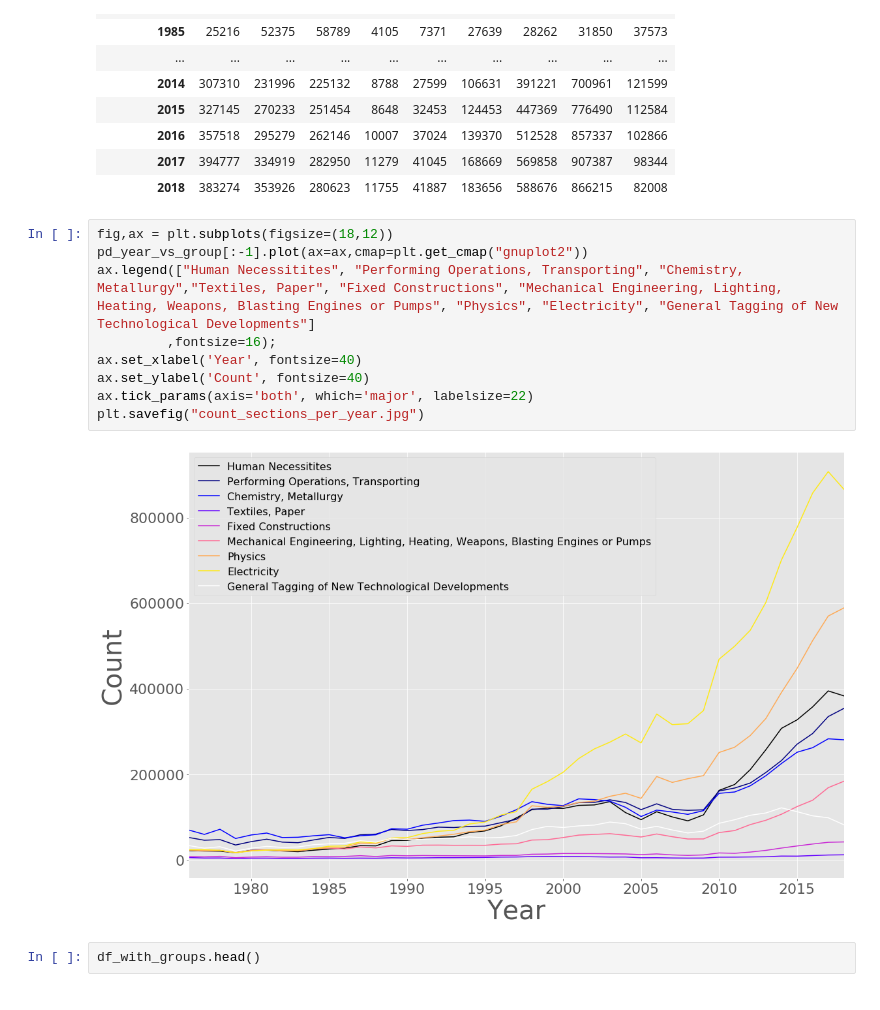
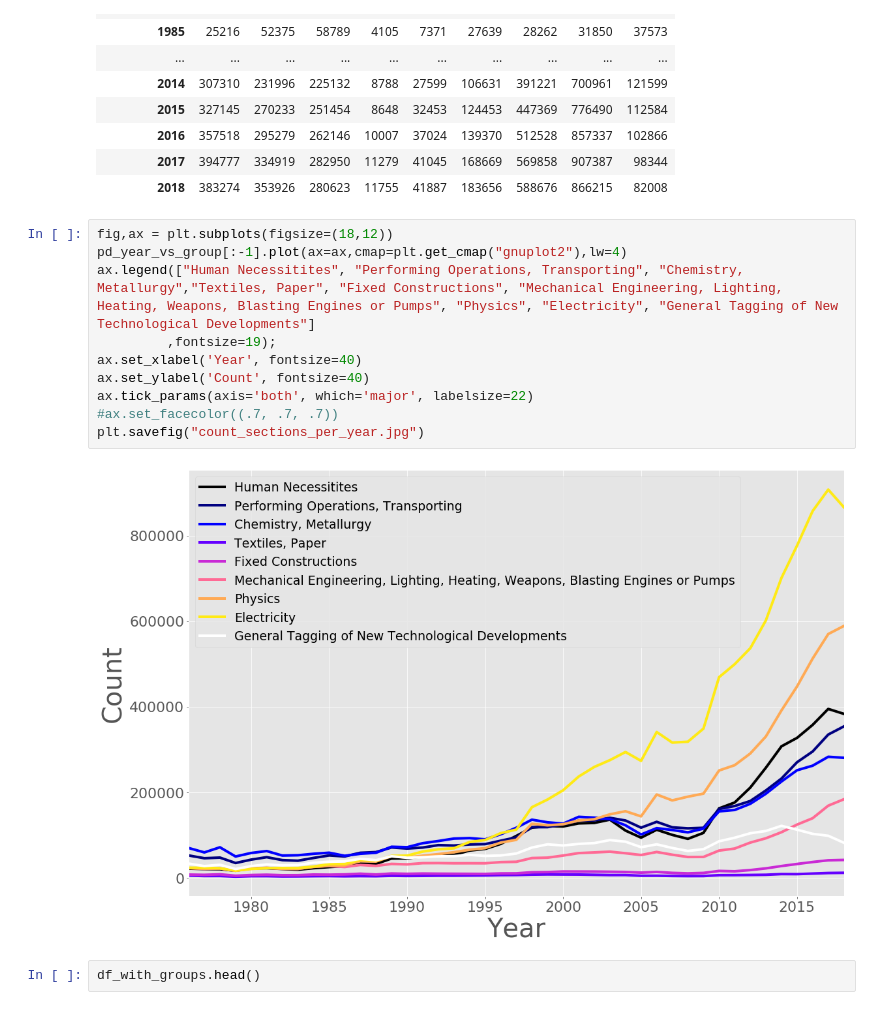
Before and after one commit to LawrenceGlenn/Exploration_of_Patent_Data, a Jupyter notebook: Topic_Analysis_by_year.ipynb, the cells around one changed output. Cells and saved outputs as stored; diff of their text form.

```diff
--- a/Topic_Analysis_by_year.ipynb
+++ b/Topic_Analysis_by_year.ipynb
@@ -250,15 +256,16 @@ pd_year_vs_group[:-1]
 | 2018 | 383274 | 353926 | 280623 | 11755 | 41887 | 183656 | 588676 | 866215 | 82008 |
 # %%
 fig,ax = plt.subplots(figsize=(18,12))
-pd_year_vs_group[:-1].plot(ax=ax,cmap=plt.get_cmap("gnuplot2"))
+pd_year_vs_group[:-1].plot(ax=ax,cmap=plt.get_cmap("gnuplot2"),lw=4)
 ax.legend(["Human Necessitites", "Performing Operations, Transporting", "Chemistry, Metallurgy","Textiles, Paper", "Fixed Constructions", "Mechanical Engineering, Lighting, Heating, Weapons, Blasting Engines or Pumps", "Physics", "Electricity", "General Tagging of New Technological Developments"]
-         ,fontsize=16);
+         ,fontsize=19);
 ax.set_xlabel('Year', fontsize=40)
 ax.set_ylabel('Count', fontsize=40)
 ax.tick_params(axis='both', which='major', labelsize=22)
+#ax.set_facecolor((.7, .7, .7))
 plt.savefig("count_sections_per_year.jpg")
 # %% [output]
-[figure, old version]
+[figure, new version]
 # %%
 df_with_groups.head()
 # %% [output]
```
Also changed, not shown: parts of 6 cells of this notebook, 7 other files.
